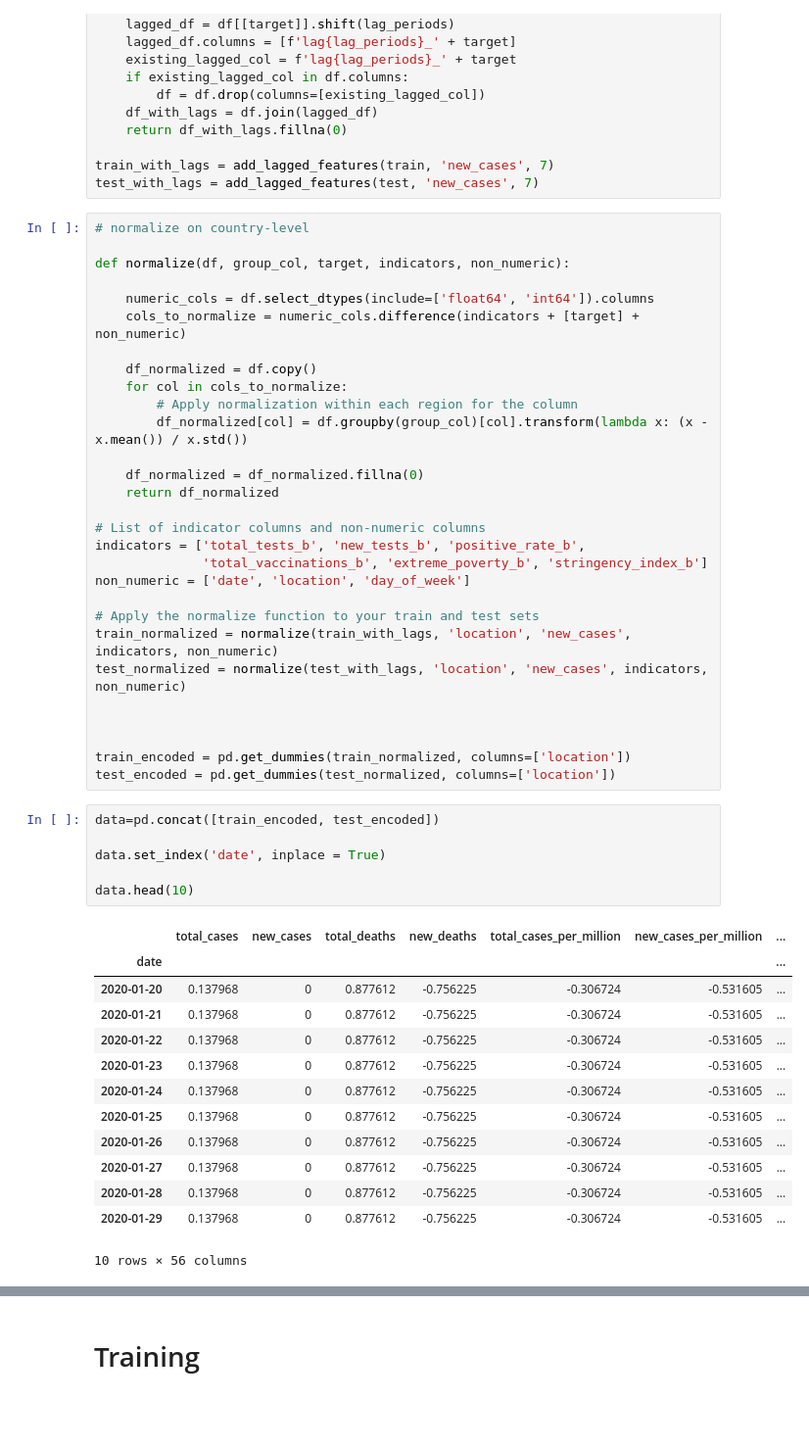
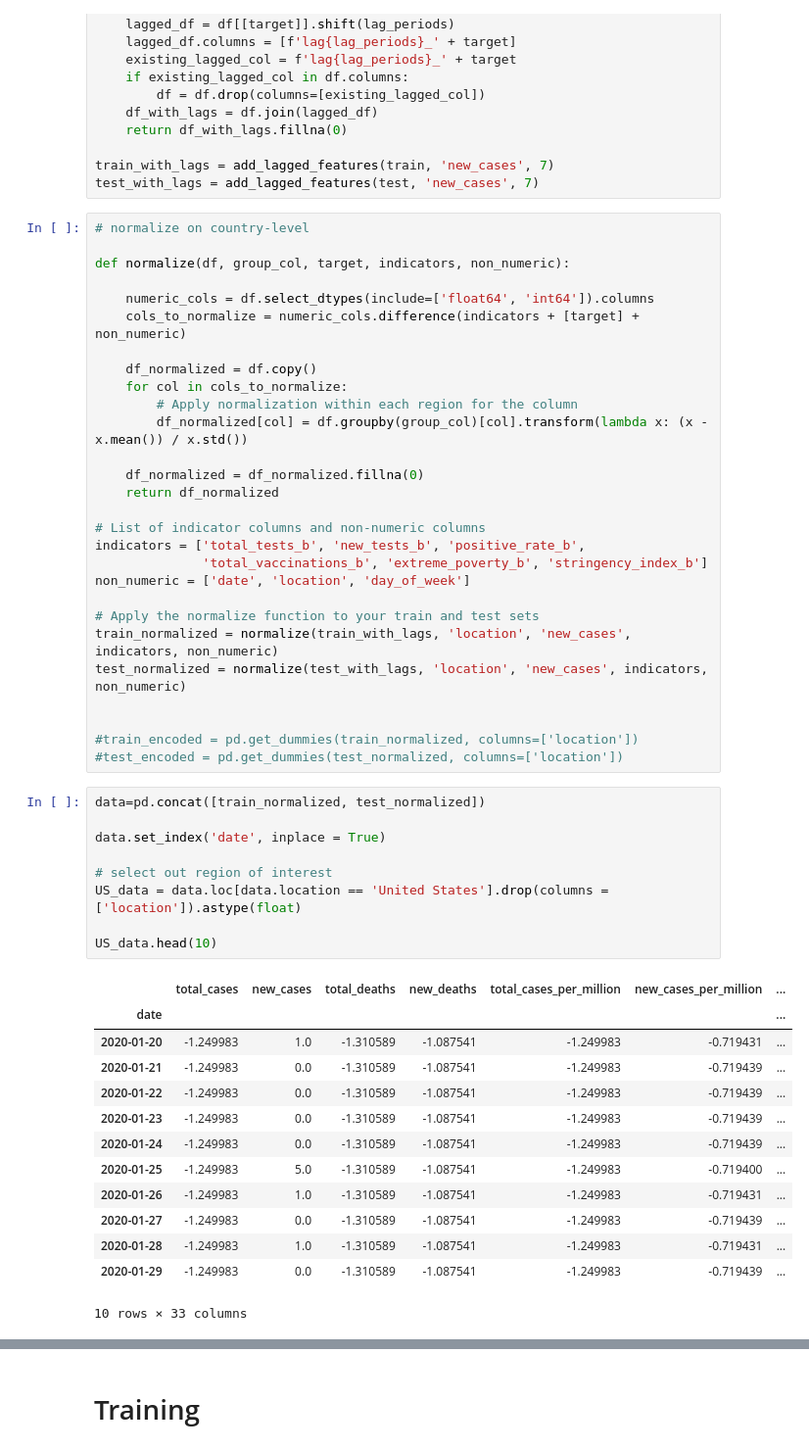
Before and after one commit to AzureAmber/STAT-390-Covid-Project, a Jupyter notebook: Models/erica/6_lstm.ipynb, the cells around one changed output, grey strips where cells are left out. Shown at 98% size. Saved outputs shown, nothing was run; the diff lists cells and outputs as text; blank space fills up the shorter version.

```diff
--- a/Models/erica/6_lstm.ipynb
+++ b/Models/erica/6_lstm.ipynb
@@ -97,28 +97,30 @@ train_normalized = normalize(train_with_lags, 'location', 'new_cases', indicator
 test_normalized = normalize(test_with_lags, 'location', 'new_cases', indicators, non_numeric)
 
 
-
-train_encoded = pd.get_dummies(train_normalized, columns=['location'])
-test_encoded = pd.get_dummies(test_normalized, columns=['location'])
+#train_encoded = pd.get_dummies(train_normalized, columns=['location'])
+#test_encoded = pd.get_dummies(test_normalized, columns=['location'])
 # %%
-data=pd.concat([train_encoded, test_encoded])
+data=pd.concat([train_normalized, test_normalized])
 
 data.set_index('date', inplace = True)
 
-data.head(10)
+# select out region of interest
+US_data = data.loc[data.location == 'United States'].drop(columns = ['location']).astype(float)
+
+US_data.head(10)
 # %% [output]
 |  | total_cases | new_cases | total_deaths | new_deaths | total_cases_per_million | new_cases_per_million | ... |
 | date |  |  |  |  |  |  | ... |
-| 2020-01-20 | 0.137968 | 0 | 0.877612 | -0.756225 | -0.306724 | -0.531605 | ... |
-| 2020-01-21 | 0.137968 | 0 | 0.877612 | -0.756225 | -0.306724 | -0.531605 | ... |
-| 2020-01-22 | 0.137968 | 0 | 0.877612 | -0.756225 | -0.306724 | -0.531605 | ... |
-| 2020-01-23 | 0.137968 | 0 | 0.877612 | -0.756225 | -0.306724 | -0.531605 | ... |
-| 2020-01-24 | 0.137968 | 0 | 0.877612 | -0.756225 | -0.306724 | -0.531605 | ... |
-| 2020-01-25 | 0.137968 | 0 | 0.877612 | -0.756225 | -0.306724 | -0.531605 | ... |
-| 2020-01-26 | 0.137968 | 0 | 0.877612 | -0.756225 | -0.306724 | -0.531605 | ... |
-| 2020-01-27 | 0.137968 | 0 | 0.877612 | -0.756225 | -0.306724 | -0.531605 | ... |
-| 2020-01-28 | 0.137968 | 0 | 0.877612 | -0.756225 | -0.306724 | -0.531605 | ... |
-| 2020-01-29 | 0.137968 | 0 | 0.877612 | -0.756225 | -0.306724 | -0.531605 | ... |
+| 2020-01-20 | -1.249983 | 1.0 | -1.310589 | -1.087541 | -1.249983 | -0.719431 | ... |
+| 2020-01-21 | -1.249983 | 0.0 | -1.310589 | -1.087541 | -1.249983 | -0.719439 | ... |
+| 2020-01-22 | -1.249983 | 0.0 | -1.310589 | -1.087541 | -1.249983 | -0.719439 | ... |
+| 2020-01-23 | -1.249983 | 0.0 | -1.310589 | -1.087541 | -1.249983 | -0.719439 | ... |
+| 2020-01-24 | -1.249983 | 0.0 | -1.310589 | -1.087541 | -1.249983 | -0.719439 | ... |
+| 2020-01-25 | -1.249983 | 5.0 | -1.310589 | -1.087541 | -1.249983 | -0.719400 | ... |
+| 2020-01-26 | -1.249983 | 1.0 | -1.310589 | -1.087541 | -1.249983 | -0.719431 | ... |
+| 2020-01-27 | -1.249983 | 0.0 | -1.310589 | -1.087541 | -1.249983 | -0.719439 | ... |
+| 2020-01-28 | -1.249983 | 1.0 | -1.310589 | -1.087541 | -1.249983 | -0.719431 | ... |
+| 2020-01-29 | -1.249983 | 0.0 | -1.310589 | -1.087541 | -1.249983 | -0.719439 | ... |
-10 rows × 56 columns
+10 rows × 33 columns
 # %%
 # Plot autocorrelation for a more reasonable number of lags
```
Also changed, not shown: parts of 19 cells of this notebook.
